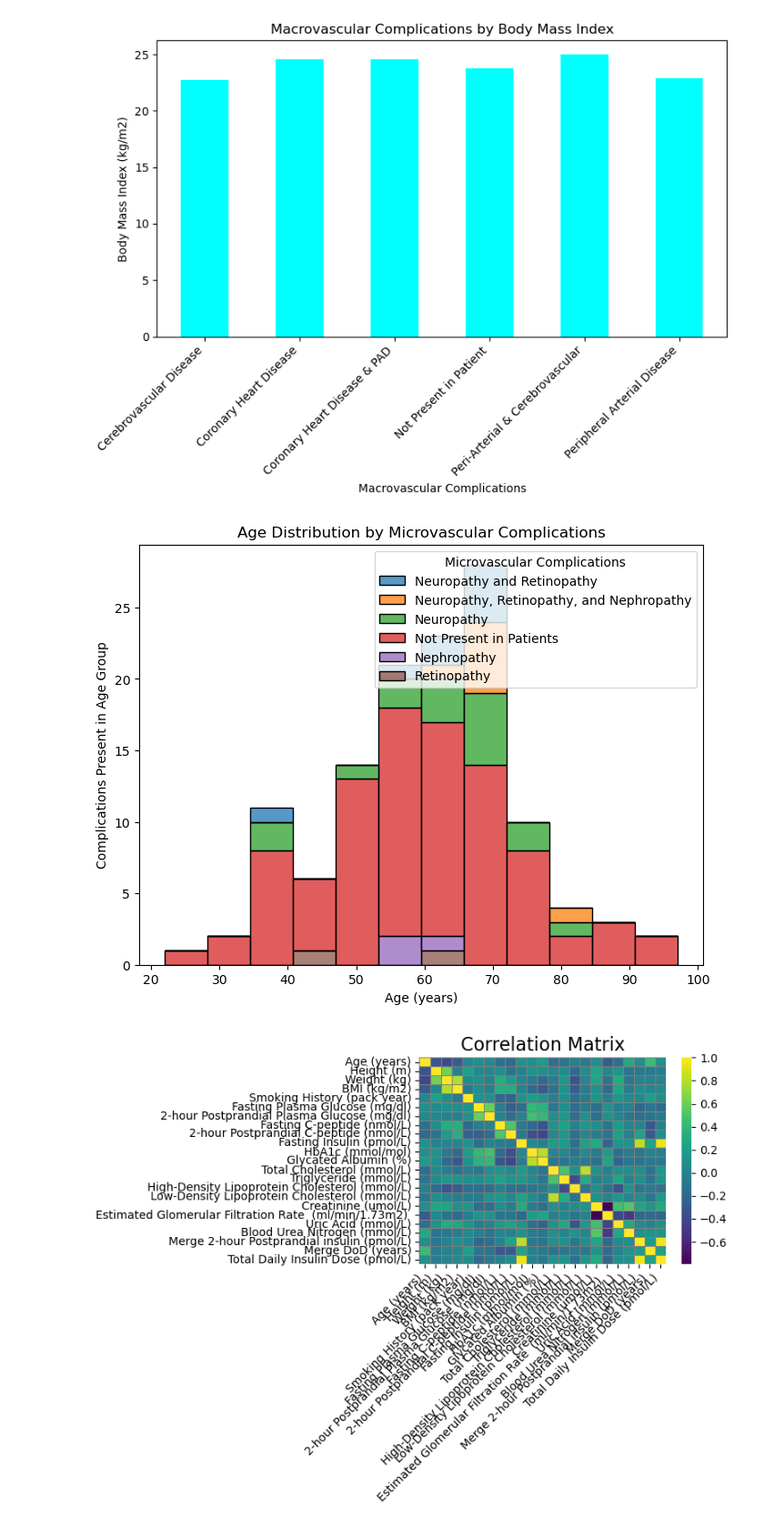
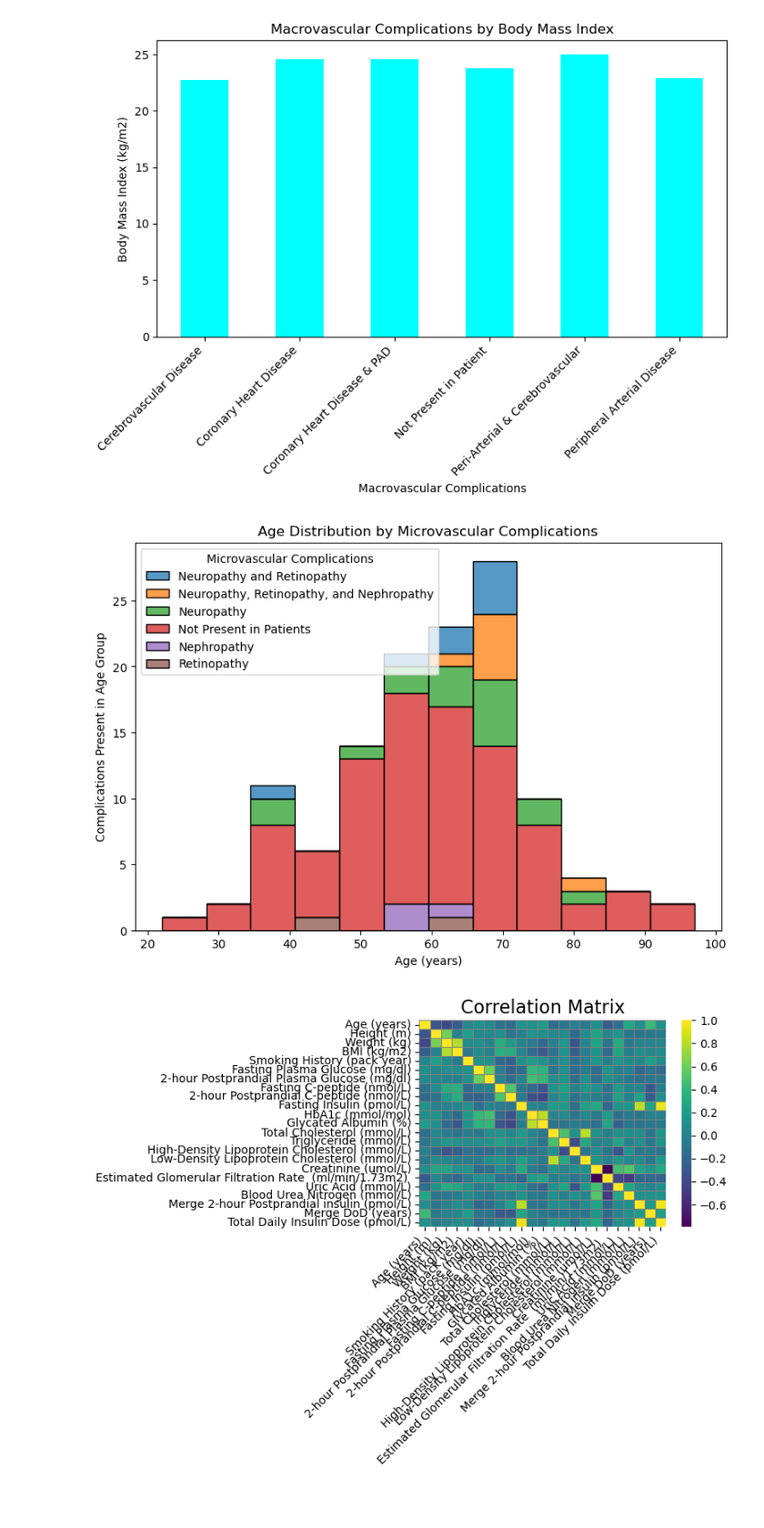
Before and after one commit to LaShawnSykes/Group-3_Project1, a Jupyter notebook: Code/rev_dataset.ipynb, the cells around one changed output. Shown: that part at 91% size. Saved outputs shown, nothing was run; the diff lists cells and outputs as text; code cells hidden in the pictures; blank space fills up the shorter version.

Commit message:
Updated Histogram.png

```diff
--- a/Code/rev_dataset.ipynb
+++ b/Code/rev_dataset.ipynb
@@ -396,17 +396,17 @@ plt.savefig('bmidmc.png')
 [figure]
 # %%
 # Visualization 5: Histogram of Age Distribution by Microvascular Complications
-plt.figure(figsize=(8, 6))
+plt.figure(figsize=(9, 6))
 sns.histplot(data=cd1, x='Age (years)', hue='Microvascular Complications', multiple='stack')
 plt.title('Age Distribution by Microvascular Complications')
+plt.ylabel('Complications Present in Age Group')
 plt.savefig('histogram.png')
-plt.ylabel('Complications Present in Age Group')
 plt.show()
 
 # What can be stated with this graph is that the youngest and oldest of the population tested had no Microvascular Complications,
 # while the majority of patients 55-70 had most if not all of the issues associated with Microvascular Complications
 # %% [output]
-[figure, old version]
+[figure, new version]
 # %%
 # Visualization 6: Heatmap of Correlation Matrix
 # Drop non-numeric columns before calculating the correlation matrix
```
Also changed, not shown: 1 other file.
